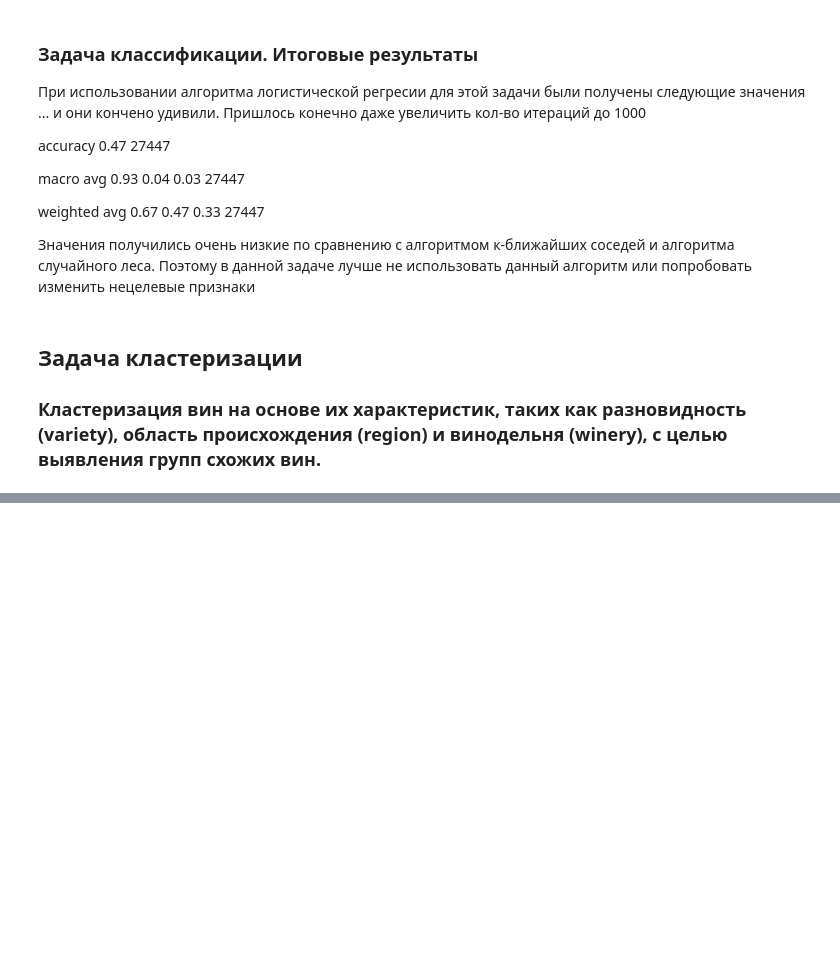
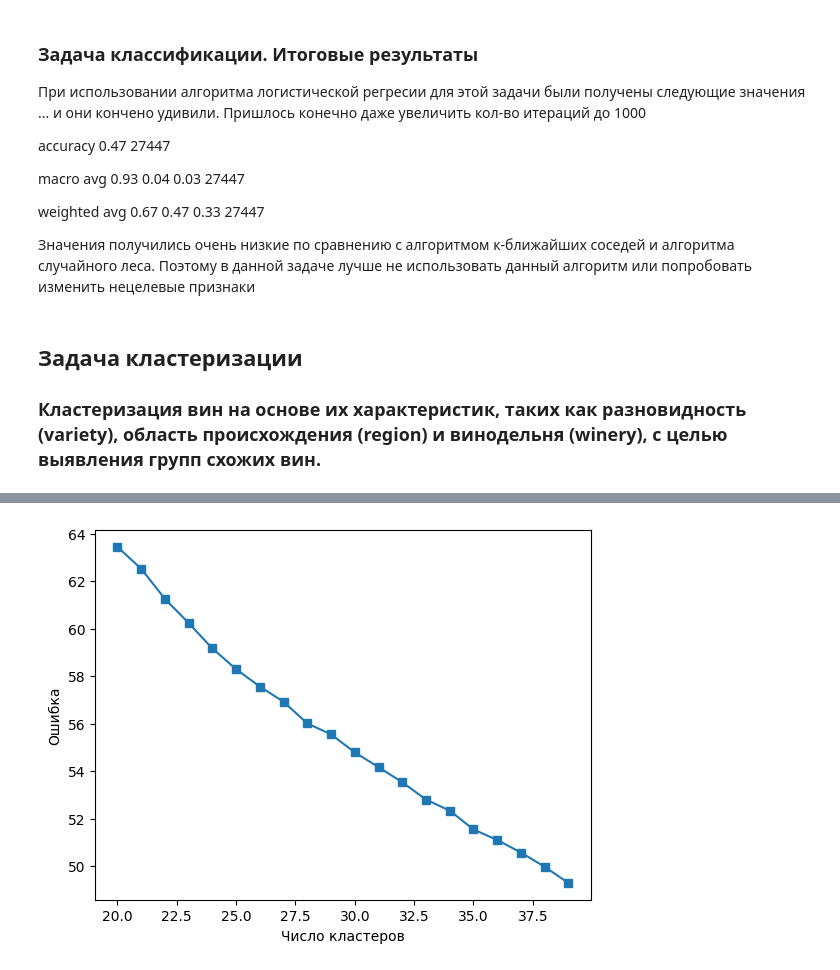
Before and after one commit to tursunovJr/wine-ml, a Jupyter notebook: Tursunov_Wine_ML.ipynb, the cells around one changed output, grey strips where cells are left out. Saved outputs shown, nothing was run; the diff lists cells and outputs as text; code cells hidden in the pictures; blank space fills up the shorter version.

```diff
--- a/Tursunov_Wine_ML.ipynb
+++ b/Tursunov_Wine_ML.ipynb
@@ -421,0 +455,11 @@ weighted avg       0.67      0.47      0.33     27447
+# %%
+inertia = []
+for k in range(20, 40):
+    kmeans = KMeans(n_clusters=k, random_state=1, n_init=10).fit(X)
+    inertia.append(np.sqrt(kmeans.inertia_))
+
+plt.plot(range(20, 40), inertia, marker='s');
+plt.xlabel('Число кластеров')
+plt.ylabel('Ошибка');
+# %% [output]
+[figure, added]
```
Also changed, not shown: parts of 14 cells of this notebook.
